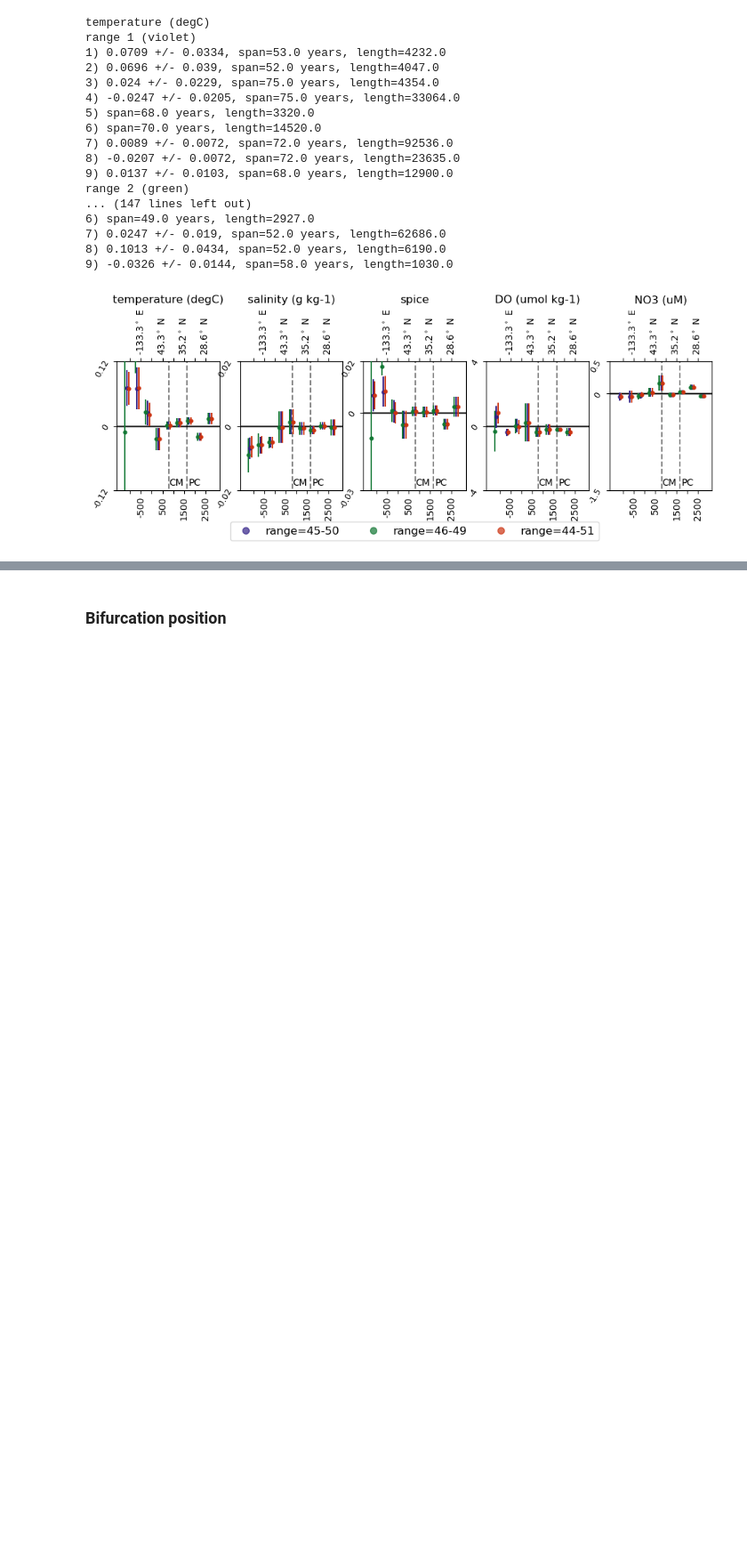
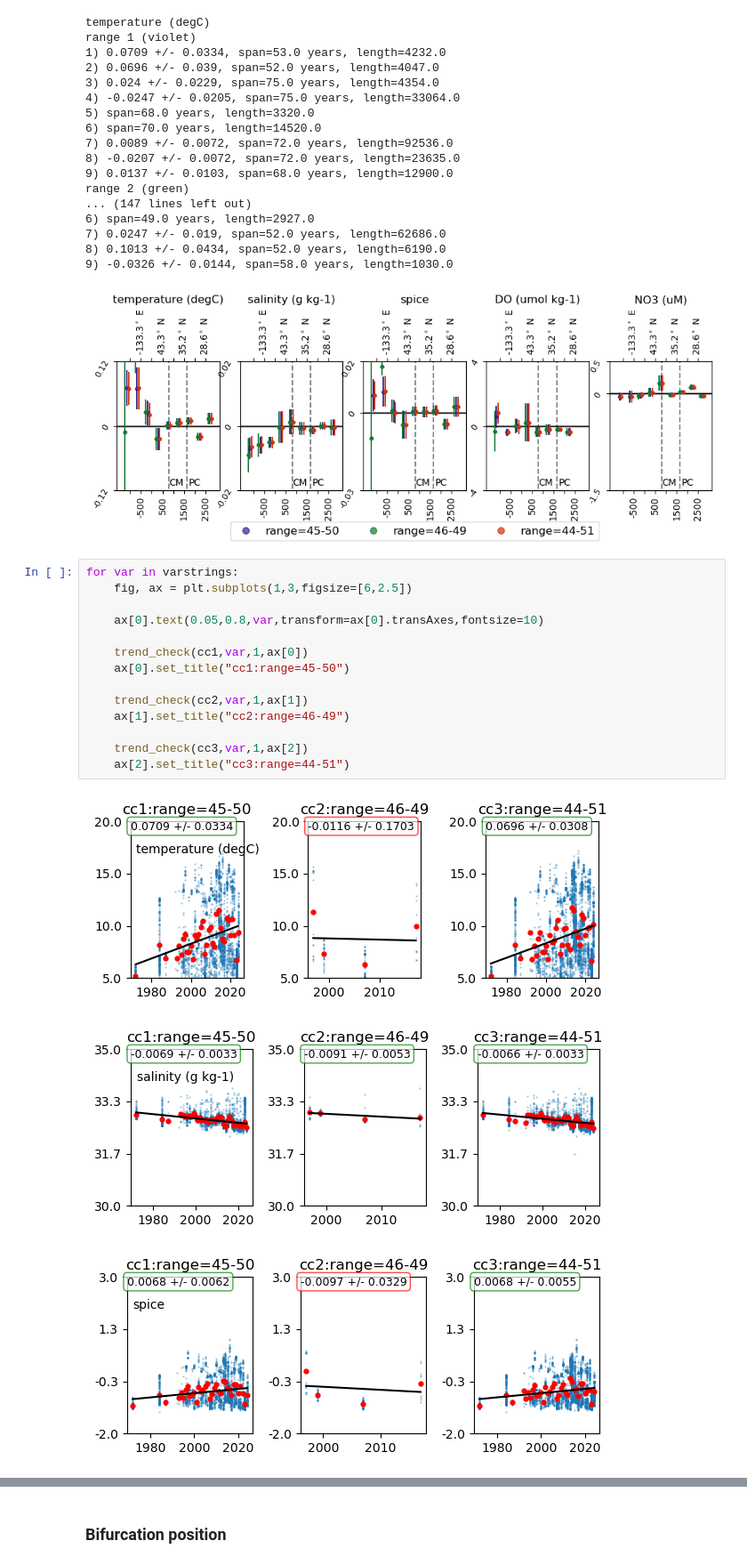
Before and after one commit to UBC-MOAD/analysis-becca, a Jupyter notebook: Synthesis/sensitivity.ipynb, the cells around one changed output, grey strips where cells are left out. Shown at 89% size. Cells and saved outputs as stored; diff of their text form; blank space fills up the shorter version.

```diff
--- a/Synthesis/sensitivity.ipynb
+++ b/Synthesis/sensitivity.ipynb
@@ -2168,3 +2306,21 @@ range 2 (green)
 8) 0.1013 +/- 0.0434, span=52.0 years, length=6190.0
 9) -0.0326 +/- 0.0144, span=58.0 years, length=1030.0
 [figure]
+# %%
+for var in varstrings:
+    fig, ax = plt.subplots(1,3,figsize=[6,2.5])
+
+    ax[0].text(0.05,0.8,var,transform=ax[0].transAxes,fontsize=10)
+
+    trend_check(cc1,var,1,ax[0])
+    ax[0].set_title("cc1:range=45-50")
+
+    trend_check(cc2,var,1,ax[1])
+    ax[1].set_title("cc2:range=46-49")
+
+    trend_check(cc3,var,1,ax[2])
+    ax[2].set_title("cc3:range=44-51")
+# %% [output]
+[figure, added]
+[figure, added]
+[figure, added]
```
Also changed, not shown: parts of 8 cells of this notebook.
